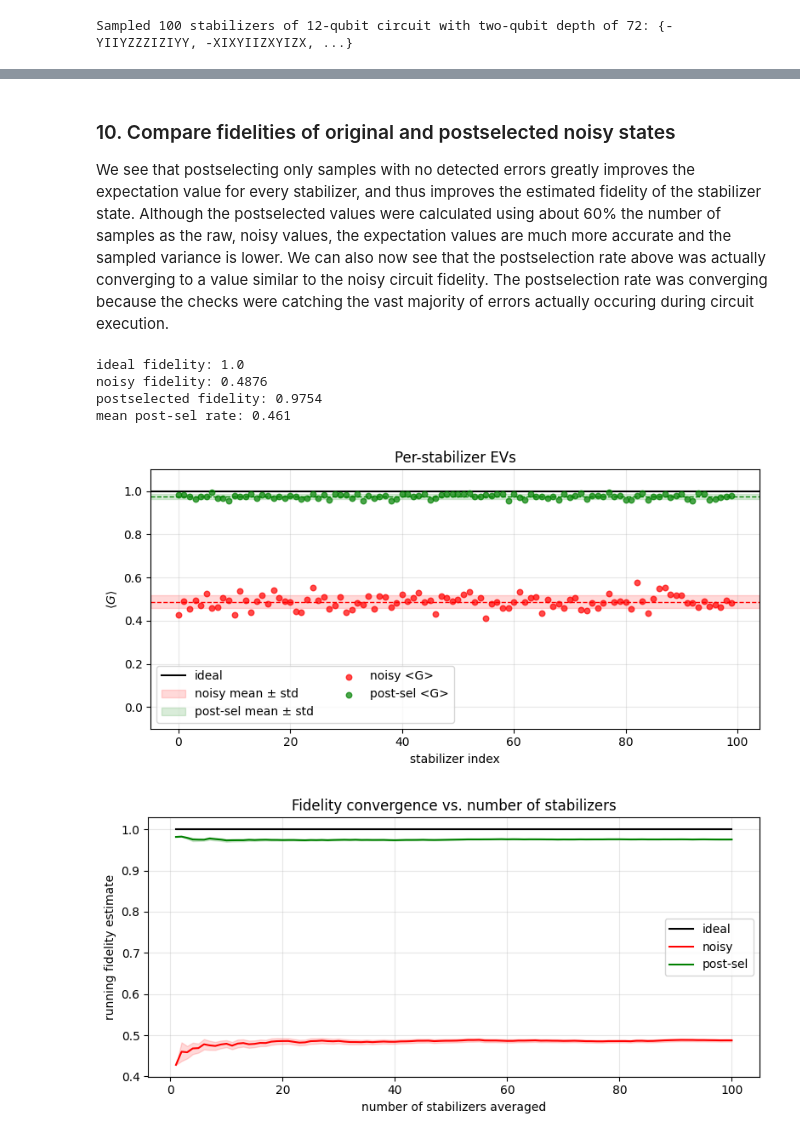
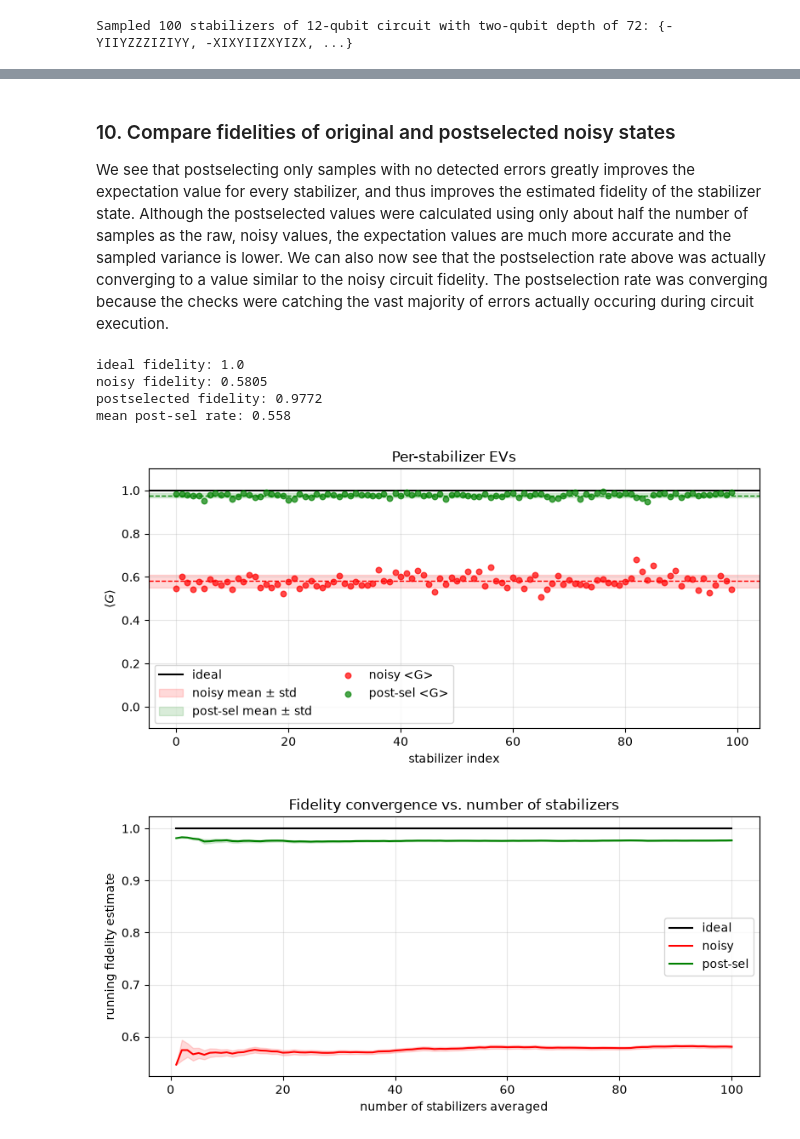
Before and after one commit to Asterisk-Hunter/qiskit-paulice, a Jupyter notebook: docs/guides/low_overhead_error_detection_using_spacetime_codes.ipynb, the cells around one changed output, grey strips where cells are left out. Saved outputs shown, nothing was run; the diff lists cells and outputs as text; code cells hidden in the pictures.

```diff
--- a/docs/guides/low_overhead_error_detection_using_spacetime_codes.ipynb
+++ b/docs/guides/low_overhead_error_detection_using_spacetime_codes.ipynb
@@ -49,6 +49,5 @@ seed = 1764
 rng = np.random.default_rng(seed)
 np.random.seed(seed)
 circuit = random_clifford_circuit(num_qubits, depth, rng)
-circuit.measure_all()
 circuit.draw("mpl", fold=-1, scale=0.6)
 # %% [output]
@@ -298,29 +287,24 @@ In the chart, we see that adding more checks causes the postselection rate to go
 # %%
 psr_per_variant = []
 kept_per_stab = []
-for i, (_, checked_counts_per_variant) in enumerate(counts):
+for variants, counts_per_variant in zip(checked_circuits, counts, strict=True):
     psrs = []
-    kept_at_num_checks = None
-    for k, cnts in enumerate(checked_counts_per_variant):
-        ps_fn = checked_circuits[i][k].get_postselection_method()
+    for ck, cnts in zip(variants, counts_per_variant, strict=True):
+        ps_fn = ck.get_postselection_method()
         kept = {bs: n for bs, n in cnts.items() if not ps_fn(bs).any()}
         psrs.append(sum(kept.values()) / num_shots)
-        if k == num_checks:
-            kept_at_num_checks = kept
     psr_per_variant.append(psrs)
-    kept_per_stab.append(kept_at_num_checks)
+    # Samples of the fully checked variant that passed every check
+    kept_per_stab.append(kept)
 
-max_len = max(len(s) for s in psr_per_variant)
-psrs_arr = np.full((len(psr_per_variant), max_len), np.nan)
-for i, s in enumerate(psr_per_variant):
-    psrs_arr[i, : len(s)] = s
-ks = np.arange(max_len)
+psrs_arr = np.array(psr_per_variant)
+ks = np.arange(psrs_arr.shape[1])
 
 fig, ax = plt.subplots(figsize=(8, 4))
 ax.plot(ks, psrs_arr.T, color="darkorange", alpha=0.15, linewidth=1)
 ax.plot(
     ks,
-    np.nanmedian(psrs_arr, axis=0),
+    np.median(psrs_arr, axis=0),
     color="black",
     linewidth=1,
     linestyle="--",
@@ -341,31 +325,30 @@ plt.show()
 # %% [markdown]
 ### 10. Compare fidelities of original and postselected noisy states
 
-We see that postselecting only samples with no detected errors greatly improves the expectation value for every stabilizer, and thus improves the estimated fidelity of the stabilizer state. Although the postselected values were calculated using about 60% the number of samples as the raw, noisy values, the expectation values are much more accurate and the sampled variance is lower. We can also now see that the postselection rate above was actually converging to a value similar to the noisy circuit fidelity. The postselection rate was converging because the checks were catching the vast majority of errors actually occuring during circuit execution.
+We see that postselecting only samples with no detected errors greatly improves the expectation value for every stabilizer, and thus improves the estimated fidelity of the stabilizer state. Although the postselected values were calculated using only about half the number of samples as the raw, noisy values, the expectation values are much more accurate and the sampled variance is lower. We can also now see that the postselection rate above was actually converging to a value similar to the noisy circuit fidelity. The postselection rate was converging because the checks were catching the vast majority of errors actually occuring during circuit execution.
 # %%
-from qiskit.result import sampled_expectation_value
+from qiskit.result import marginal_distribution, sampled_expectation_value
 
 
-def expectation(counts, G):
-    """EV of G from counts measured in Z-basis.
-
-    Pads with `I` on any qubits beyond G's support (e.g. check ancillas in the postselected counts).
-    """
+def expectation(counts, G, circuit):
+    """EV of G from counts of ``circuit``, read from its ``meas`` register (bit q <-> virtual qubit q)."""
     if not counts:
         return float("nan")
-    n = G.num_qubits
+    meas = next(creg for creg in circuit.cregs if creg.name == "meas")
+    counts = marginal_distribution(counts, [circuit.find_bit(clbit).index for clbit in meas])
+    label = "".join("Z" if G.x[q] or G.z[q] else "I" for q in reversed(range(G.num_qubits)))
     sign = -1 if int(G.phase) % 4 == 2 else 1
-    total = len(next(iter(counts)))
-    label = "".join("Z" if q < n and (G.x[q] or G.z[q]) else "I" for q in range(total - 1, -1, -1))
     return sign * sampled_expectation_value(counts, label)
 
 
 results = []
-for i, ((noisy_counts, _), kept) in enumerate(zip(counts, kept_per_stab, strict=True)):
+for G, variants, counts_per_variant, kept in zip(
+    stabilizers, checked_circuits, counts, kept_per_stab, strict=True
+):
     results.append(
         (
-            expectation(noisy_counts, stabilizers[i]),
-            expectation(kept, stabilizers[i]),
+            expectation(counts_per_variant[0], G, variants[0].circuit),
+            expectation(kept, G, variants[-1].circuit),
             sum(kept.values()) / num_shots,
         )
     )
@@ -413,36 +396,36 @@ ax.set(
     ylabel=r"$\langle G \rangle$",
     ylim=(-0.1, 1.1),
     title="Per-stabilizer EVs",
 )
 ax.legend(loc="lower left", ncol=2)
 ax.grid(True, alpha=0.3)
 plt.tight_layout()
 plt.show()
 
 M = np.arange(1, len(results) + 1)
 fig, ax = plt.subplots(figsize=(8, 4))
 for ys, color, label in [
     (evs_ideal, "black", "ideal"),
     (evs_noisy, "red", "noisy"),
     (evs_post, "green", "post-sel"),
 ]:
     cm, sem = cum_mean_sem(ys)
     ax.plot(M, cm, color=color, linewidth=1.5, label=label)
     ax.fill_between(M, cm - sem, cm + sem, color=color, alpha=0.15)
 ax.set(
     xlabel="number of stabilizers averaged",
     ylabel="running fidelity estimate",
     title="Fidelity convergence vs. number of stabilizers",
 )
 ax.legend()
 ax.grid(True, alpha=0.3)
 plt.tight_layout()
 plt.show()
 # %% [output]
 ideal fidelity: 1.0
-noisy fidelity: 0.4876
-postselected fidelity: 0.9754
-mean post-sel rate: 0.461
+noisy fidelity: 0.5805
+postselected fidelity: 0.9772
+mean post-sel rate: 0.558
-[figure, old version]
+[figure, new version]
-[figure, old version]
+[figure, new version]
 # %% [markdown]
```
Also changed, not shown: parts of 16 cells of this notebook, 17 other files.
